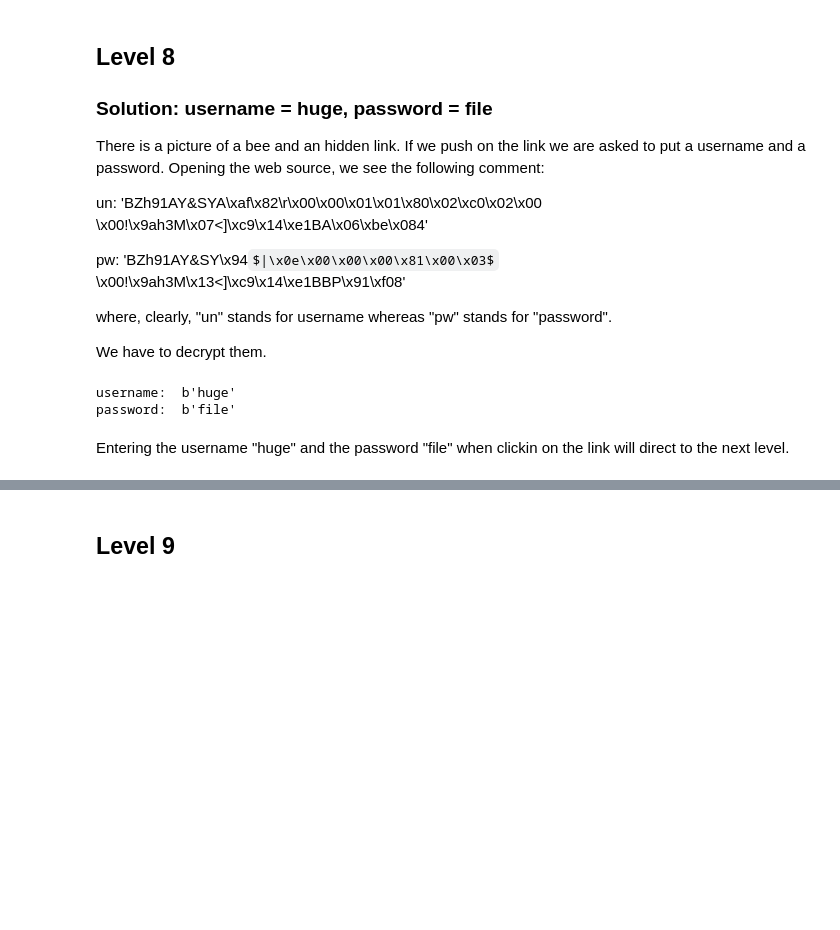
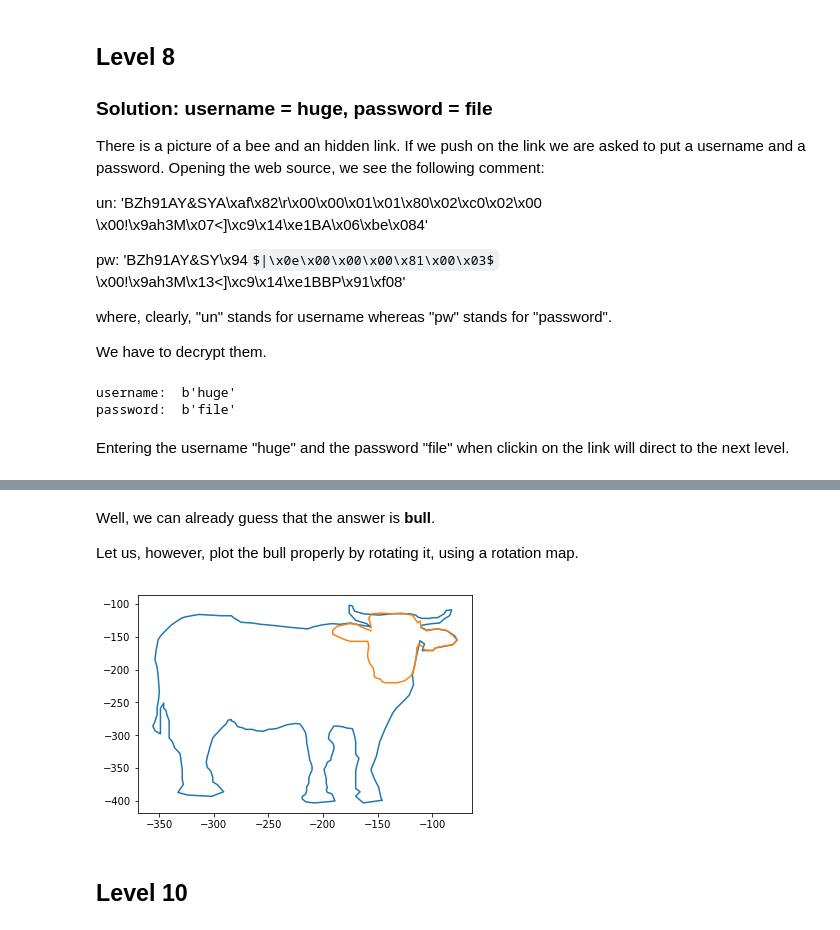
Before and after one commit to z4ir3/the-python-challenge, a Jupyter notebook: the-python-challenge.ipynb, the cells around one changed output, grey strips where cells are left out. Drawn from its saved outputs; the diff is of its cells as text; code cells hidden in the pictures; some formulas as TeX source; blank space fills up the shorter version.

Commit message:
level 9 completed

```diff
--- a/the-python-challenge.ipynb
+++ b/the-python-challenge.ipynb
@@ -620,0 +722,4 @@ Entering the username "huge" and the password "file" when clickin on the link wi
+# %% [markdown]
+Well, we can already guess that the answer is **bull**.
+
+Let us, however, plot the bull properly by rotating it, using a rotation map.
@@ -621,2 +728,16 @@ Entering the username "huge" and the password "file" when clickin on the link wi
+# %%
+theta = pi
+
+firstcoord[:,0] = cos(theta)*firstcoord[:,0] - sin(theta)*firstcoord[:,1]
+firstcoord[:,1] = sin(theta)*firstcoord[:,0] + cos(theta)*firstcoord[:,1]
+
+secondcoord[:,0] = cos(theta)*secondcoord[:,0] - sin(theta)*secondcoord[:,1]
+secondcoord[:,1] = sin(theta)*secondcoord[:,0] + cos(theta)*secondcoord[:,1]
+# %%
+plt.plot( firstcoord[:,0], firstcoord[:,1]   )
+plt.plot( secondcoord[:,0], secondcoord[:,1] )
+plt.show()
+# %% [output]
+[figure, added]
 # %% [markdown]
-## Level 9
+## Level 10
```
Also changed, not shown: parts of 11 cells of this notebook.
